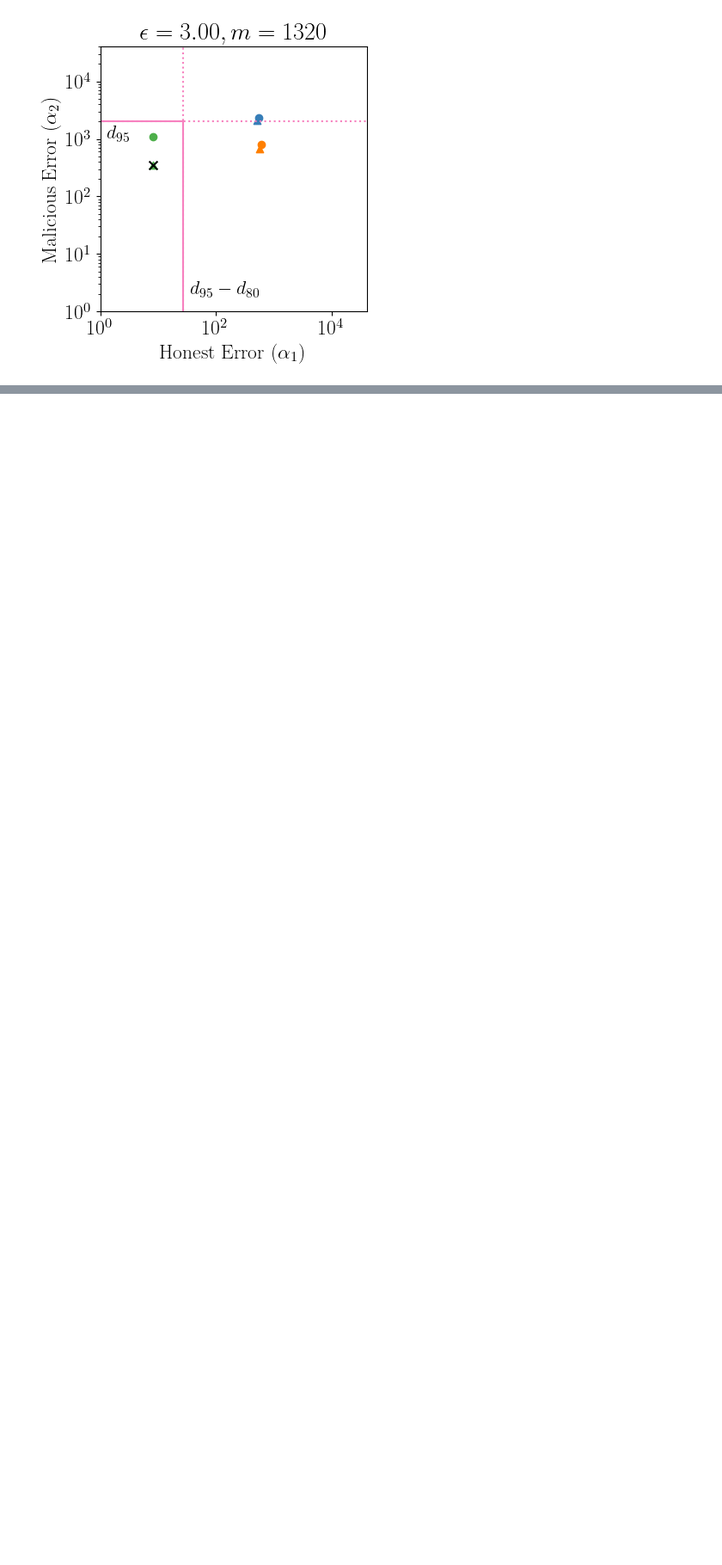
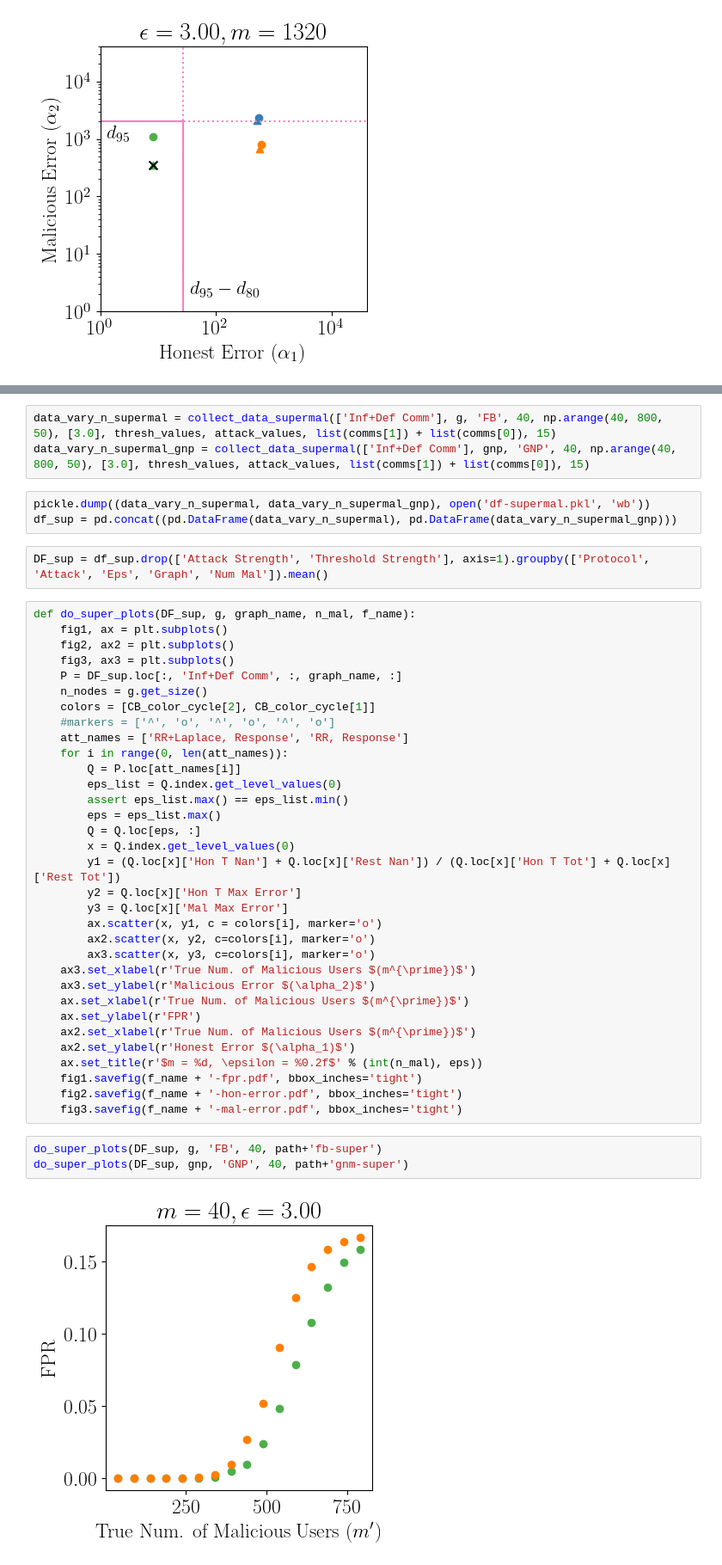
Before and after one commit to jimola/GraphPoisoning, a Jupyter notebook: MakePlots-new.ipynb, the cells around one changed output, grey strips where cells are left out. Shown at 86% size. Cells and saved outputs as stored; diff of their text form; blank space fills up the shorter version.

```diff
--- a/MakePlots-new.ipynb
+++ b/MakePlots-new.ipynb
@@ -817,0 +952,46 @@ do_plot(df_ir_gnp, 3.0, 'GNP', 1320, 'gnp_hiEps_hiM.pdf', gnm_dec_asymp, gnm_inc
+# %%
+data_vary_n_supermal = collect_data_supermal(['Inf+Def Comm'], g, 'FB', 40, np.arange(40, 800, 50), [3.0], thresh_values, attack_values, list(comms[1]) + list(comms[0]), 15)
+data_vary_n_supermal_gnp = collect_data_supermal(['Inf+Def Comm'], gnp, 'GNP', 40, np.arange(40, 800, 50), [3.0], thresh_values, attack_values, list(comms[1]) + list(comms[0]), 15)
+# %%
+pickle.dump((data_vary_n_supermal, data_vary_n_supermal_gnp), open('df-supermal.pkl', 'wb'))
+df_sup = pd.concat((pd.DataFrame(data_vary_n_supermal), pd.DataFrame(data_vary_n_supermal_gnp)))
+# %%
+DF_sup = df_sup.drop(['Attack Strength', 'Threshold Strength'], axis=1).groupby(['Protocol', 'Attack', 'Eps', 'Graph', 'Num Mal']).mean()
+# %%
+def do_super_plots(DF_sup, g, graph_name, n_mal, f_name):
+    fig1, ax = plt.subplots()
+    fig2, ax2 = plt.subplots()
+    fig3, ax3 = plt.subplots()
+    P = DF_sup.loc[:, 'Inf+Def Comm', :, graph_name, :]
+    n_nodes = g.get_size()
+    colors = [CB_color_cycle[2], CB_color_cycle[1]]
+    #markers = ['^', 'o', '^', 'o', '^', 'o']
+    att_names = ['RR+Laplace, Response', 'RR, Response']
+    for i in range(0, len(att_names)):
+        Q = P.loc[att_names[i]]
+        eps_list = Q.index.get_level_values(0)
+        assert eps_list.max() == eps_list.min()
+        eps = eps_list.max()
+        Q = Q.loc[eps, :]
+        x = Q.index.get_level_values(0)
+        y1 = (Q.loc[x]['Hon T Nan'] + Q.loc[x]['Rest Nan']) / (Q.loc[x]['Hon T Tot'] + Q.loc[x]['Rest Tot'])
+        y2 = Q.loc[x]['Hon T Max Error']
+        y3 = Q.loc[x]['Mal Max Error']
+        ax.scatter(x, y1, c = colors[i], marker='o')
+        ax2.scatter(x, y2, c=colors[i], marker='o')
+        ax3.scatter(x, y3, c=colors[i], marker='o')
+    ax3.set_xlabel(r'True Num. of Malicious Users $(m^{\prime})$')
+    ax3.set_ylabel(r'Malicious Error $(\alpha_2)$')
+    ax.set_xlabel(r'True Num. of Malicious Users $(m^{\prime})$')
+    ax.set_ylabel(r'FPR')
+    ax2.set_xlabel(r'True Num. of Malicious Users $(m^{\prime})$')
+    ax2.set_ylabel(r'Honest Error $(\alpha_1)$')
+    ax.set_title(r'$m = %d, \epsilon = %0.2f$' % (int(n_mal), eps))
+    fig1.savefig(f_name + '-fpr.pdf', bbox_inches='tight')
+    fig2.savefig(f_name + '-hon-error.pdf', bbox_inches='tight')
+    fig3.savefig(f_name + '-mal-error.pdf', bbox_inches='tight')
+# %%
+do_super_plots(DF_sup, g, 'FB', 40, path+'fb-super')
+do_super_plots(DF_sup, gnp, 'GNP', 40, path+'gnm-super')
+# %% [output]
+[figure, added]
```
Also changed, not shown: parts of 33 cells of this notebook, 1 other file.
